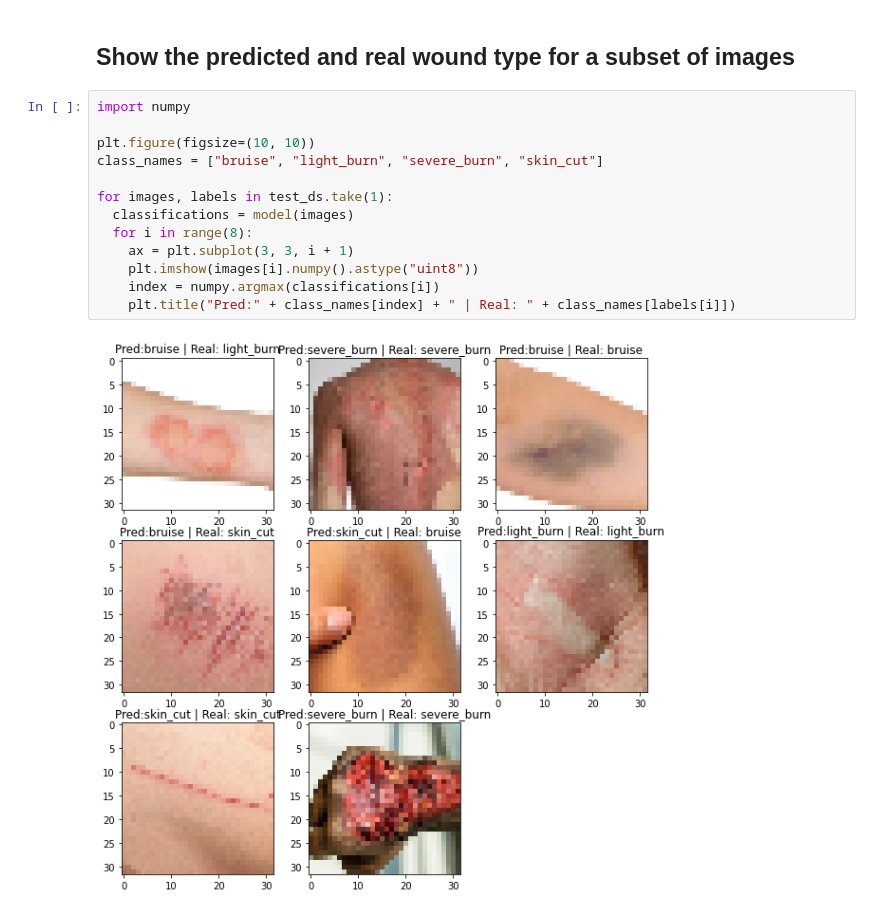
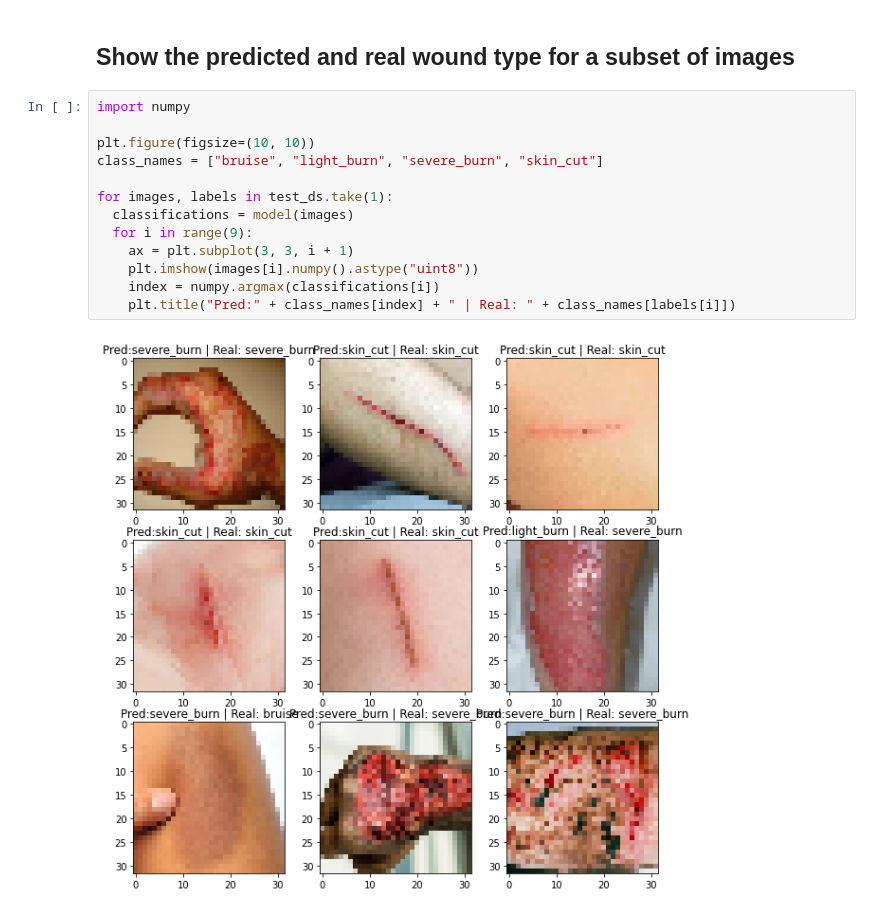
Before and after one commit to Aarav87/AIdentify, a Jupyter notebook: model/train_model.ipynb, the cells around one changed output. Saved outputs shown, nothing was run; the diff lists cells and outputs as text.

```diff
--- a/model/train_model.ipynb
+++ b/model/train_model.ipynb
@@ -68,15 +68,15 @@ model.evaluate(test_ds)
 # %%
 import numpy
 
 plt.figure(figsize=(10, 10))
 class_names = ["bruise", "light_burn", "severe_burn", "skin_cut"]
 
 for images, labels in test_ds.take(1):
   classifications = model(images)
-  for i in range(8):
+  for i in range(9):
     ax = plt.subplot(3, 3, i + 1)
     plt.imshow(images[i].numpy().astype("uint8"))
     index = numpy.argmax(classifications[i])
     plt.title("Pred:" + class_names[index] + " | Real: " + class_names[labels[i]])
 # %% [output]
-[figure, old version]
+[figure, new version]
```
Also changed, not shown: parts of 2 cells of this notebook.
